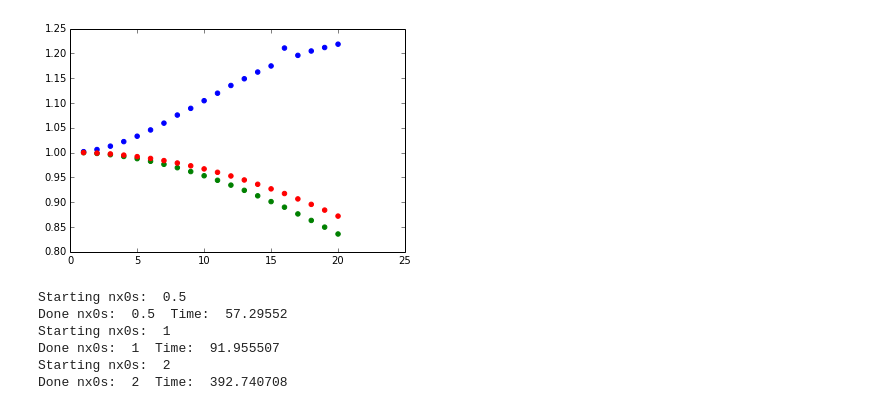
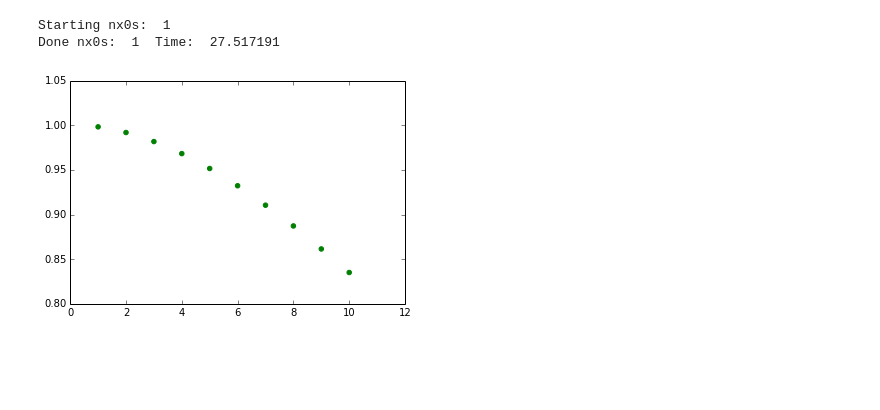
Before and after one commit to dreamer2368/py3d3v, a Jupyter notebook: py3d3v/dispersion.ipynb, the cells around one changed output. Saved outputs shown, nothing was run; the diff lists cells and outputs as text; code cells hidden in the pictures; blank space fills up the shorter version.

Commit message:
Updated dispersion plots.
Added some thoughts about the loss of landau oscillations when ppc<1

```diff
--- a/py3d3v/dispersion.ipynb
+++ b/py3d3v/dispersion.ipynb
@@ -16,10 +18,11 @@ norm = lambda x: np.max(np.abs(x))
 ntc = 10
 nx0 = 128
 results = []
+ppc_vals = [.5, 1, 2]
 for ppc in [.5, 1, 2]:
     print "Starting ppc: ", ppc
     start = time.clock()
-    for mode in range(1, 20+1):
+    for mode in range(1, 10+1):
         Nx0 = int(nx0*ppc)
         l3d = Landau3D(save_rr=True, nt=ntc, mode=mode,
                        grid_dims=(nx0,nx0,nx0),
@@ -50,44 +129,38 @@ Done ppc:  2  Time:  1752.202517
+# %%
+ntc = 10
+nx0 = 64
+Nx0 = 64
+resultsnx = []
+for nx0s in [1]:
+    print "Starting nx0s: ", nx0s
+    start = time.clock()
+    for mode in range(1, 10+1):
+        nx = int(nx0*nx0s)
+        l3d = Landau3D(save_rr=True, nt=ntc, mode=mode,
+                       grid_dims=(nx,nx,nx),
+                       part_dims=(Nx0,Nx0,Nx0))
+        l3d.init_run()
+        l3d.run()
+
+        t_vals = np.linspace(0, l3d.nt*l3d.dt, l3d.nt+1)
+        wpe = np.cos(l3d.k*l3d.dx/2)*l3d.wp
+
+        rr = l3d.rr
+        omega = np.mean(np.arccos(2*rr[1:ntc+1]/rr[0]-1)/(2*t_vals[1:ntc+1]))
+
+        # Get rid of the memory heavy part of l3d
+        l3d.pic   = None
+        l3d.wpe   = wpe
+        l3d.omega = omega
+        l3d.ppc   = 1./nx0s
+        resultsnx.append(l3d)
+    print "Done nx0s: ", nx0s, " Time: ", time.clock()-start
+# %% [output]
+Starting nx0s:  1
+Done nx0s:  1  Time:  27.517191
 # %%
 colors = {.5:'b', 1:'g', 2:'r'}
-for r in results:
-
-    #plt.scatter(r.k, r.wpe, 'b')
+for r in resultsnx:
     plt.scatter(r.k, r.omega, color=colors[r.ppc])
 # %% [output]
-[figure, old version]
+[figure, new version]
-# %%
-ntc = 10
-nx0 = 128
-Nx0 = 128
-resultsnx = []
-for nx0s in [.5, 1, 2]:
-    print "Starting nx0s: ", nx0s
-    start = time.clock()
-    for mode in range(1, 5+1):
-        nx = int(nx0*nx0s)
-        l3d = Landau3D(save_rr=True, nt=ntc, mode=mode,
-                       grid_dims=(nx,nx,nx),
-                       part_dims=(Nx0,Nx0,Nx0))
-        l3d.init_run()
-        l3d.run()
-
-        t_vals = np.linspace(0, l3d.nt*l3d.dt, l3d.nt+1)
-        wpe = np.cos(l3d.k*l3d.dx/2)*l3d.wp
-
-        rr = l3d.rr
-        omega = np.mean(np.arccos(2*rr[1:ntc+1]/rr[0]-1)/(2*t_vals[1:ntc+1]))
-
-        # Get rid of the memory heavy part of l3d
-        l3d.pic   = None
-        l3d.wpe   = wpe
-        l3d.omega = omega
-        l3d.ppc   = 1./nx0s
-        resultsnx.append(l3d)
-    print "Done nx0s: ", nx0s, " Time: ", time.clock()-start
-# %% [output]
-Starting nx0s:  0.5
-Done nx0s:  0.5  Time:  57.29552
-Starting nx0s:  1
-Done nx0s:  1  Time:  91.955507
-Starting nx0s:  2
-Done nx0s:  2  Time:  392.740708
```
Also changed, not shown: parts of 11 cells of this notebook, 1 other file.
